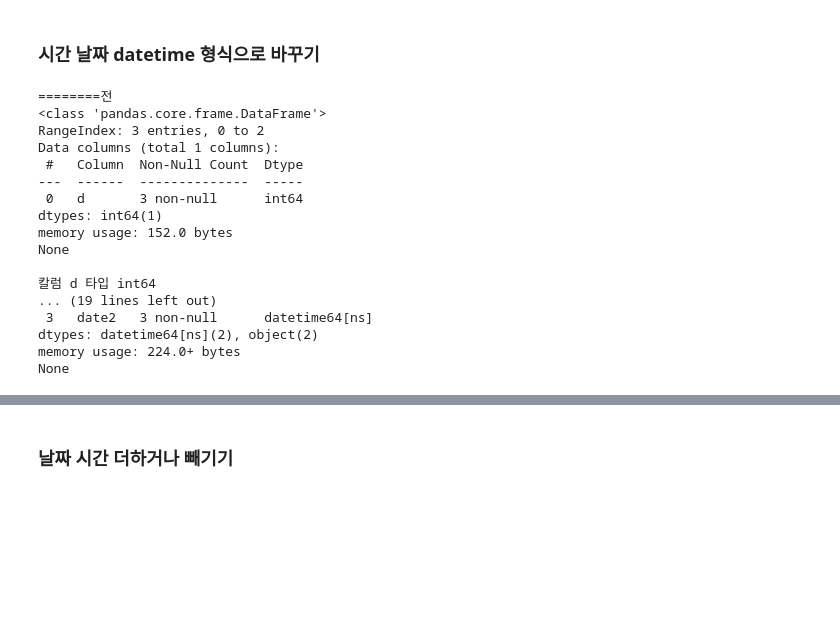
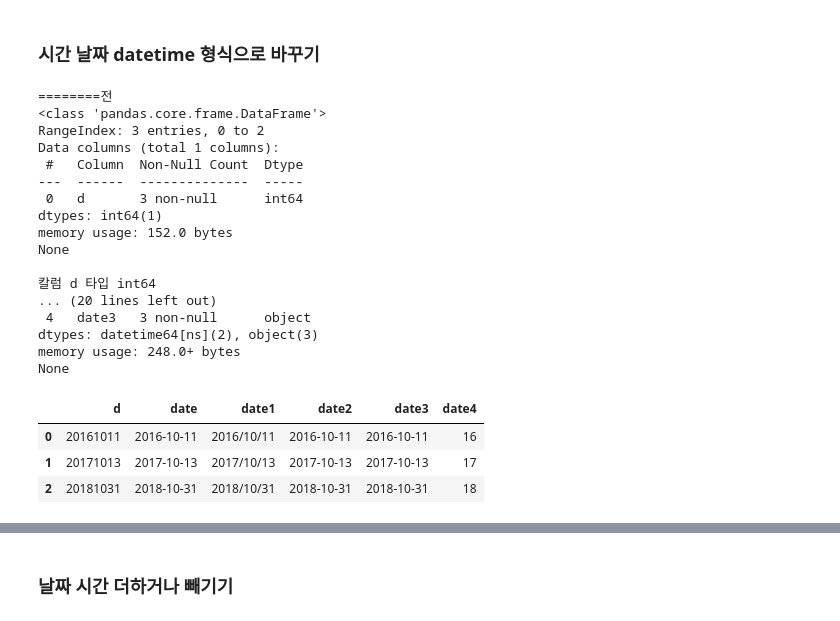
Before and after one commit to 8robbieboy8/GITHUB_TEST, a Jupyter notebook: 튜터링/pandas_study(튜터링)2.ipynb, the cells around one changed output, grey strips where cells are left out. Drawn from its saved outputs; the diff is of its cells as text; code cells hidden in the pictures; blank space fills up the shorter version.

```diff
--- a/튜터링/pandas_study(튜터링)2.ipynb
+++ b/튜터링/pandas_study(튜터링)2.ipynb
@@ -414,6 +481,7 @@ df["date"] = df["d"].str[0:4] + "-" + df["d"].str[4:6] + "-" + df["d"].str[6:8]
 df["date"] = df["date"].astype('datetime64[ns]') # str(object) -> datetime64[ns] 데이터 타입 변경
 df['date1'] = df["date"].dt.strftime("%Y/%m/%d") # datetime64[ns] -> str(object) 형식으로 변경
 df['date2'] = pd.to_datetime(df['date'], infer_datetime_format=True) # str(object) -> datetime64[ns] 데이터 타입 변경
+df['date3'] = df["date"].dt.strftime("%Y-%m-%d")
 print("\n변경된 date\n",df,"\n")
 print("칼럼 date 타입",df["date"].dtype,"\n")
 
@@ -432,10 +500,18 @@ memory usage: 152.0 bytes
 None
 
 칼럼 d 타입 int64
-... (19 lines left out)
- 3   date2   3 non-null      datetime64[ns]
-dtypes: datetime64[ns](2), object(2)
-memory usage: 224.0+ bytes
+... (20 lines left out)
+ 4   date3   3 non-null      object
+dtypes: datetime64[ns](2), object(3)
+memory usage: 248.0+ bytes
 None
+# %%
+df['date4'] = df["date1"].str[2:4]
+df
+# %% [output]
+|  | d | date | date1 | date2 | date3 | date4 |
+| 0 | 20161011 | 2016-10-11 | 2016/10/11 | 2016-10-11 | 2016-10-11 | 16 |
+| 1 | 20171013 | 2017-10-13 | 2017/10/13 | 2017-10-13 | 2017-10-13 | 17 |
+| 2 | 20181031 | 2018-10-31 | 2018/10/31 | 2018-10-31 | 2018-10-31 | 18 |
 # %%
 # date_range나 period_range함수를 이용하면 특정기간에 대해 일정한 간격으로 데이터를 만들 수 있다.
```
Also changed, not shown: parts of 67 cells of this notebook, 2 other files.
